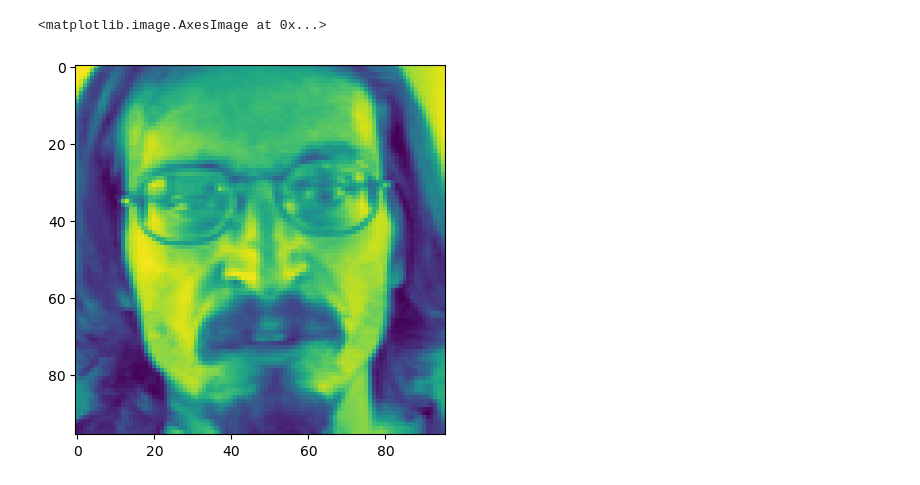
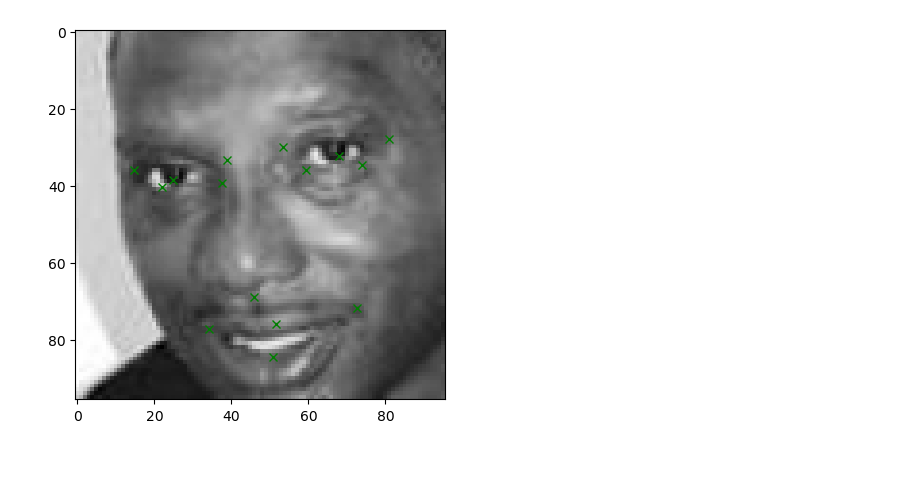
Before and after one commit to caddis90/kaggleutils, a Jupyter notebook: notebook5b2855ac01.ipynb, the cells around one changed output. Cells and saved outputs as stored; diff of their text form; code cells hidden in the pictures.

Commit message:
Kaggle Notebook | notebook5b2855ac01 | Version 5

```diff
--- a/notebook5b2855ac01.ipynb
+++ b/notebook5b2855ac01.ipynb
@@ -4,31 +4,16 @@
 import numpy as np
 import pandas as pd
 import matplotlib.pyplot as plt
+
 from sklearn.model_selection import train_test_split
-
 import cv2
 from tensorflow.keras.preprocessing.image import array_to_img, ImageDataGenerator
 import tensorflow as tf
 from tensorflow.keras.layers import Dense,Flatten,Dropout,Conv2D
 
-# Data
+# CSV files
 
-def image_to_array(image):
-    image = np.array([int(elem) for elem in image.split(" ")])
-    image = image.reshape(96,96,1)
-    return image
-
-def get_training_data():
-    data = pd.read_csv("/kaggle/input/facial-keypoints-detection/training.zip")
-    data = data.fillna(method = "ffill")
-
-    images = [image_to_array(image) for image in np.array(data["Image"])]
-    x_train, x_test, y_train, y_test = train_test_split(np.array(images, dtype = float), data.drop(["Image"], axis = 1))
-
-    return x_train, x_test, y_train, y_test
-
-def get_testing_data():
-    data = pd.read_csv("/kaggle/input/facial-keypoints-detection/test.zip")
-    images = [image_to_array(image) for image in np.array(data["Image"])]
-
-    return np.array(images, dtype = float)
+DIR_PATH = "/kaggle/input/facial-keypoints-detection/"
+training_data = pd.read_csv(f"{DIR_PATH}training.zip")
+test_data = pd.read_csv(f"{DIR_PATH}test.zip")
+id_lookup_table = pd.read_csv(f"{DIR_PATH}IdLookupTable.csv")
@@ -36,10 +65,9 @@ def get_testing_data():
 x_train, x_test, y_train, y_test = get_training_data()
 # %%
 test_image = get_testing_data()
-# %%
-plt.imshow(x_train[0])
-# %% [output]
-<matplotlib.image.AxesImage at 0x...>
-[figure, removed]
+# %%
+show_image(image=x_train[2], training_key_points=y_train[2])
+# %% [output]
+[figure, added]
 # %%
 model = tf.keras.Sequential([
```
Also changed, not shown: parts of 4 cells of this notebook.
